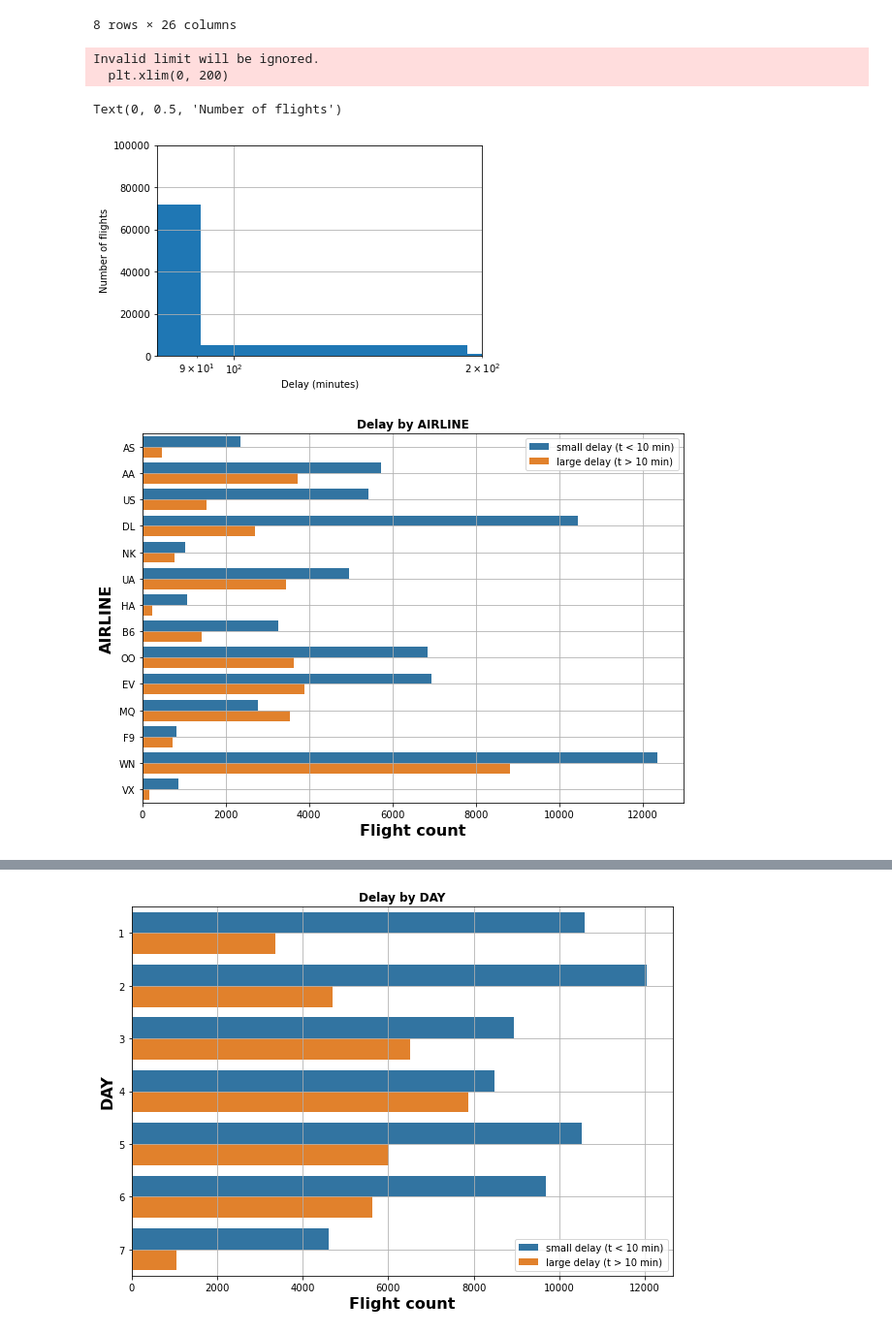
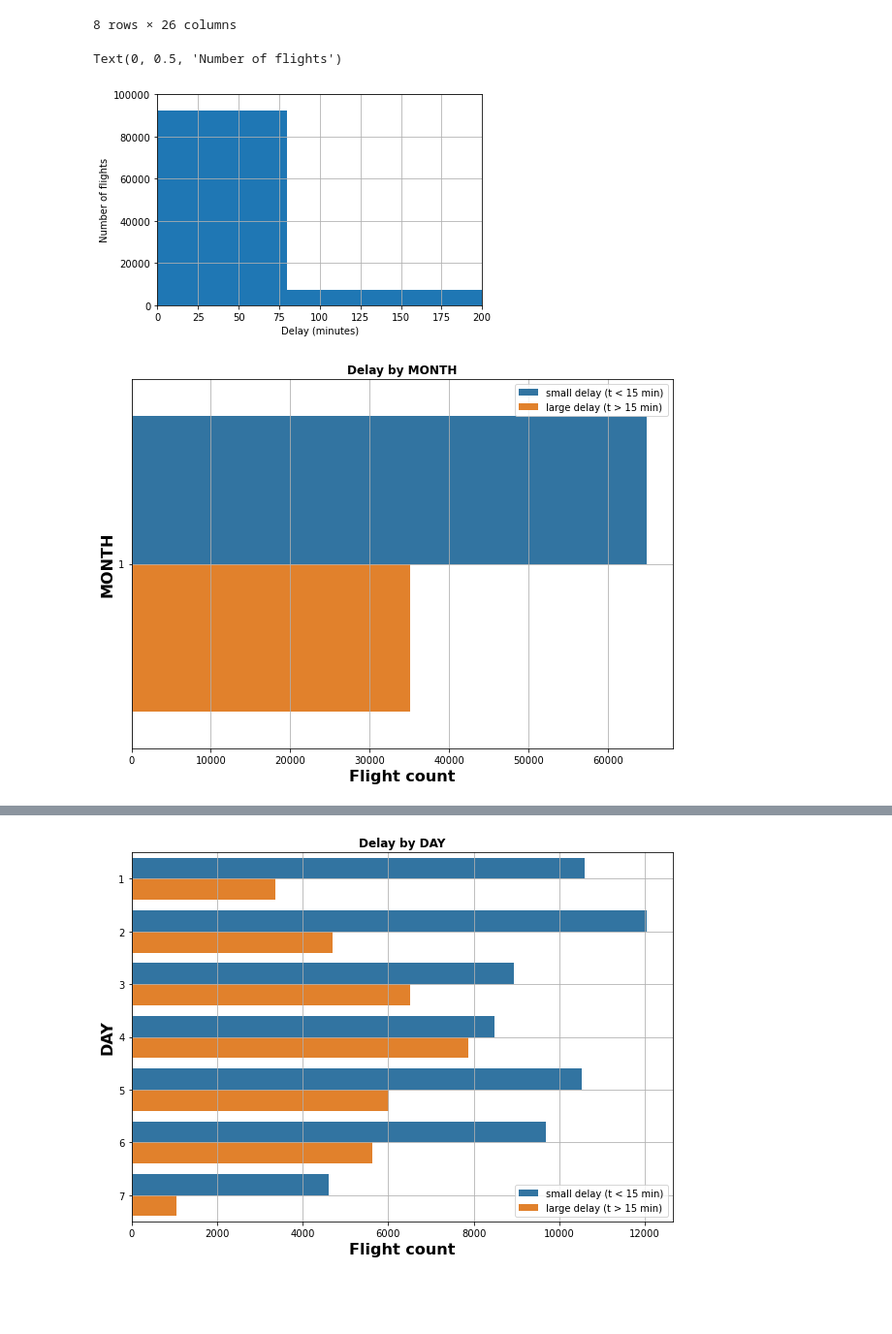
Before and after one commit to ujjwalprakash25/Flight_Delay_Prediction, a Jupyter notebook: Fights_mission04.ipynb, the cells around one changed output, grey strips where cells are left out. Shown at 97% size. Drawn from its saved outputs; the diff is of its cells as text; code cells hidden in the pictures; blank space fills up the shorter version.

```diff
--- a/Fights_mission04.ipynb
+++ b/Fights_mission04.ipynb
@@ -66,35 +66,34 @@ flights.describe()
 8 rows × 26 columns
 # %%
 fig, ax = plt.subplots()
-flights.ARRIVAL_DELAY.hist(ax=ax, bins=10, range=(-10, 1000))
-ax.set_xscale('log')
+flights['ARRIVAL_DELAY'].hist(ax=ax, bins=10)
+
 plt.xlim(0, 200)
 plt.ylim(0, 100000)
+
 plt.xlabel('Delay (minutes)')
 plt.ylabel('Number of flights')
 # %% [output]
-Invalid limit will be ignored.
-  plt.xlim(0, 200)
+Text(0, 0.5, 'Number of flights')
-Text(0, 0.5, 'Number of flights')
-[figure, old version]
+[figure, new version]
 # %%
-def delay_by_attribute(attribute, df=flights, figsize=(10, 7)):
+def delay_by_attribute(attribute, figsize=(10, 7)):
 
     delay_type = lambda x: 0 if x < 15 else 1
     flights['DELAY_TYPE'] = flights['DEPARTURE_DELAY'].apply(delay_type)
 
-    plt.figure(1, figsize=figsize)
-    ax = sns.countplot(y=attribute, hue='DELAY_TYPE', data=df)
+    plt.figure(figsize=figsize)
+    ax = sns.countplot(y=attribute, hue='DELAY_TYPE', data=flights)
 
     plt.xlabel('Flight count', fontsize=16, weight='bold')
     plt.ylabel(attribute, fontsize=16, weight='bold')
     plt.title(f'Delay by {attribute}', weight='bold')
+
     L = plt.legend()
-    L.get_texts()[0].set_text('small delay (t < 10 min)')
-    L.get_texts()[1].set_text('large delay (t > 10 min)')
+    L.get_texts()[0].set_text('small delay (t < 15 min)')
+    L.get_texts()[1].set_text('large delay (t > 15 min)')
     plt.grid(True)
-    plt.show()
 
-delay_by_attribute('AIRLINE')
+delay_by_attribute('MONTH')
 # %% [output]
-[figure, old version]
+[figure, new version]
```
Also changed, not shown: parts of 11 cells of this notebook.
